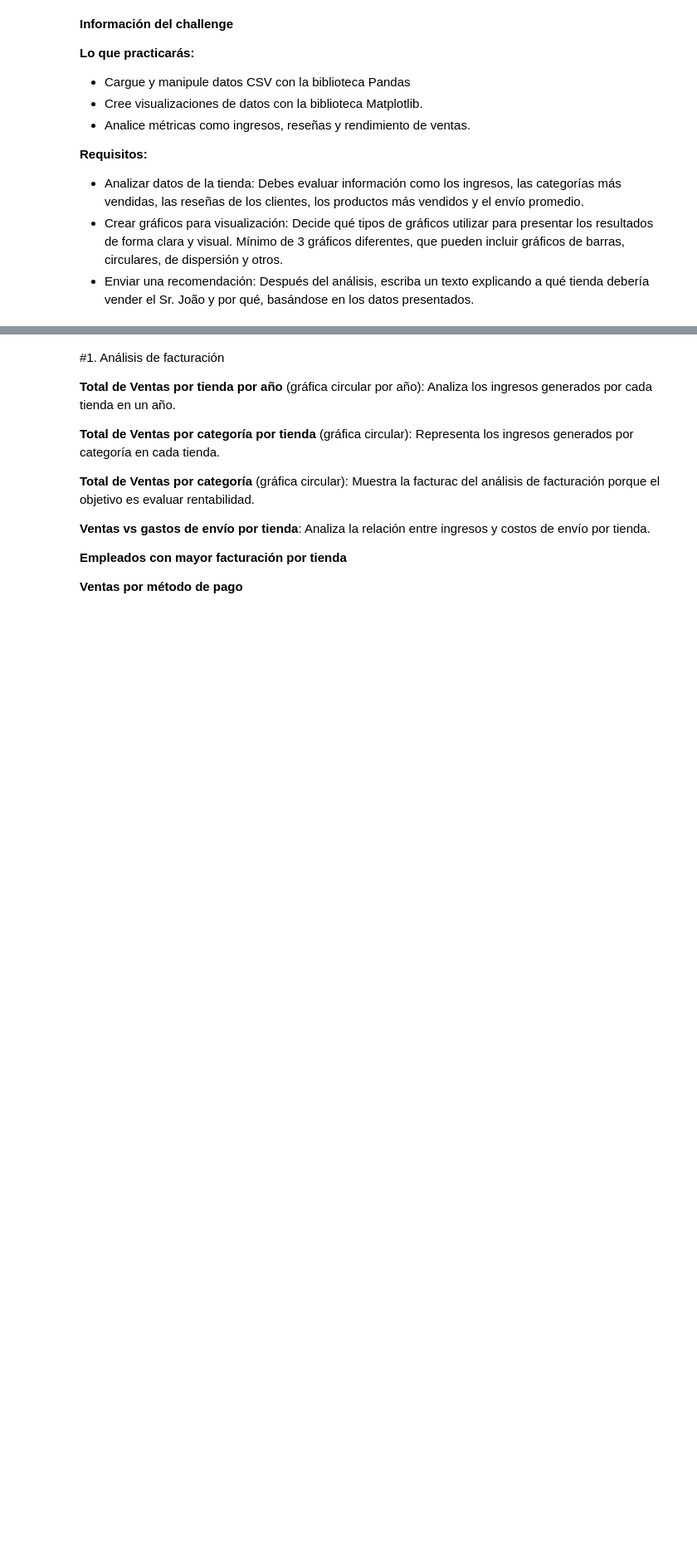
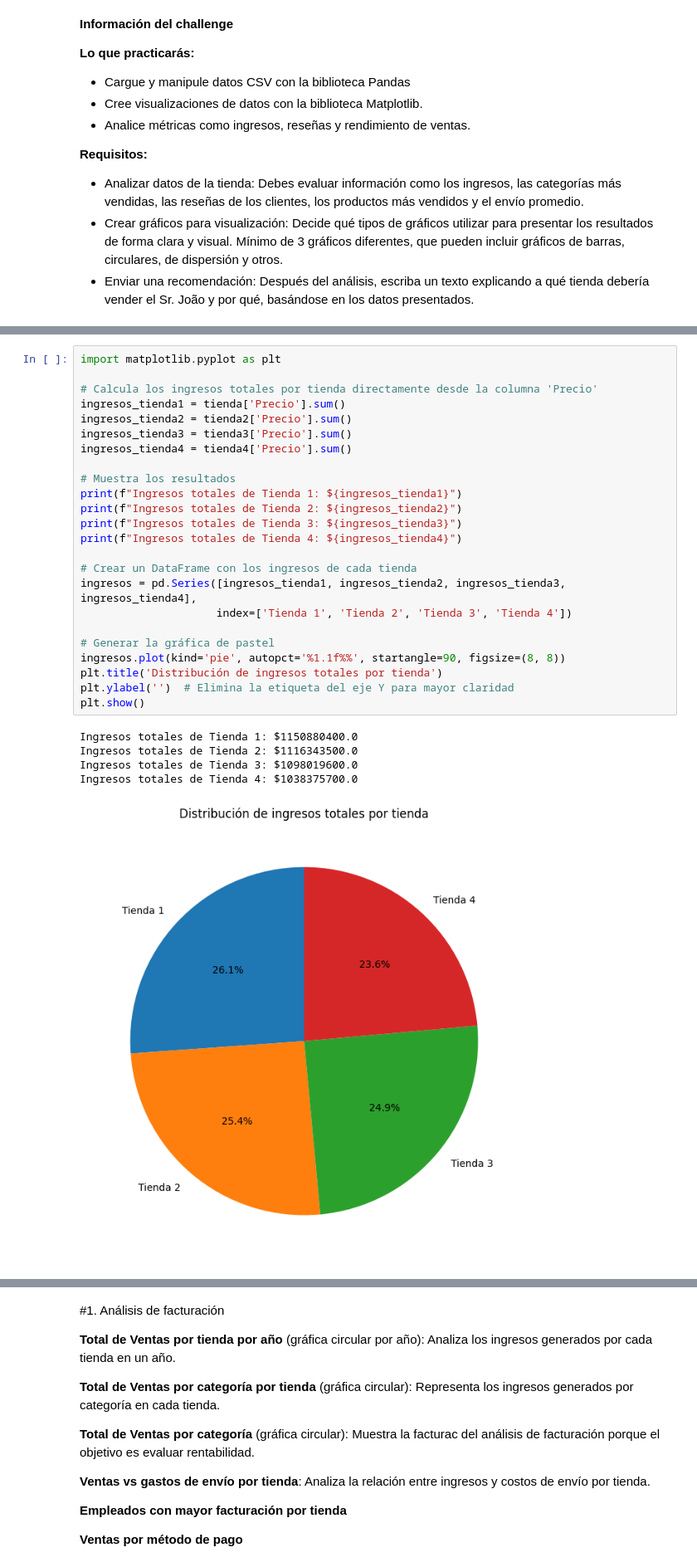
Before and after one commit to mauloredo/challenge-alura-store-mlp, a Jupyter notebook: AluraStoreLatam.ipynb, the cells around one changed output, grey strips where cells are left out. Shown at 83% size. Saved outputs shown, nothing was run; the diff lists cells and outputs as text; blank space fills up the shorter version.

```diff
--- a/AluraStoreLatam.ipynb
+++ b/AluraStoreLatam.ipynb
@@ -38,0 +45,30 @@ Después del análisis, escriba un texto explicando a qué tienda debería vende
+# %%
+import matplotlib.pyplot as plt
+
+# Calcula los ingresos totales por tienda directamente desde la columna 'Precio'
+ingresos_tienda1 = tienda['Precio'].sum()
+ingresos_tienda2 = tienda2['Precio'].sum()
+ingresos_tienda3 = tienda3['Precio'].sum()
+ingresos_tienda4 = tienda4['Precio'].sum()
+
+# Muestra los resultados
+print(f"Ingresos totales de Tienda 1: ${ingresos_tienda1}")
+print(f"Ingresos totales de Tienda 2: ${ingresos_tienda2}")
+print(f"Ingresos totales de Tienda 3: ${ingresos_tienda3}")
+print(f"Ingresos totales de Tienda 4: ${ingresos_tienda4}")
+
+# Crear un DataFrame con los ingresos de cada tienda
+ingresos = pd.Series([ingresos_tienda1, ingresos_tienda2, ingresos_tienda3, ingresos_tienda4],
+                     index=['Tienda 1', 'Tienda 2', 'Tienda 3', 'Tienda 4'])
+
+# Generar la gráfica de pastel
+ingresos.plot(kind='pie', autopct='%1.1f%%', startangle=90, figsize=(8, 8))
+plt.title('Distribución de ingresos totales por tienda')
+plt.ylabel('')  # Elimina la etiqueta del eje Y para mayor claridad
+plt.show()
+# %% [output]
+Ingresos totales de Tienda 1: $1150880400.0
+Ingresos totales de Tienda 2: $1116343500.0
+Ingresos totales de Tienda 3: $1098019600.0
+Ingresos totales de Tienda 4: $1038375700.0
+[figure, added]
```
Also changed, not shown: parts of 5 cells of this notebook.
